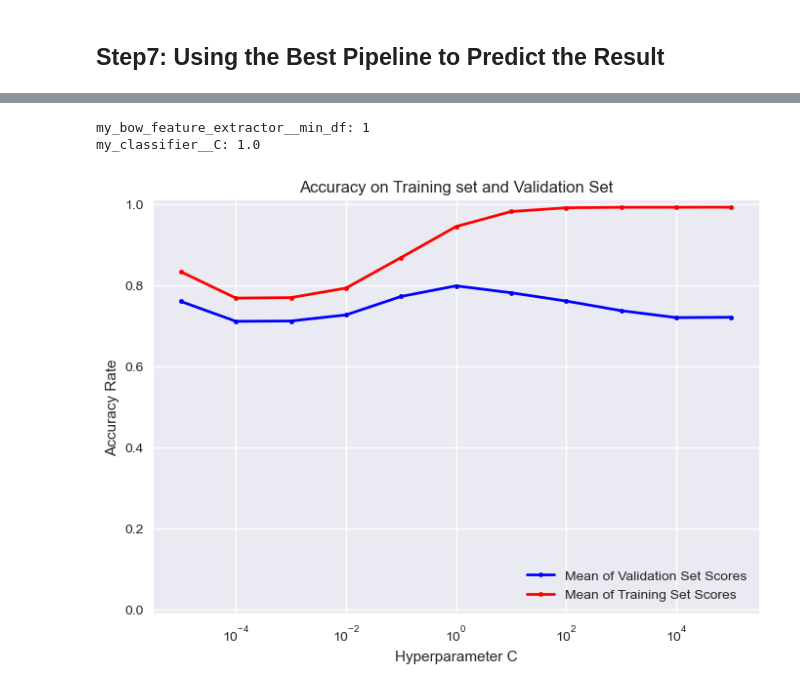
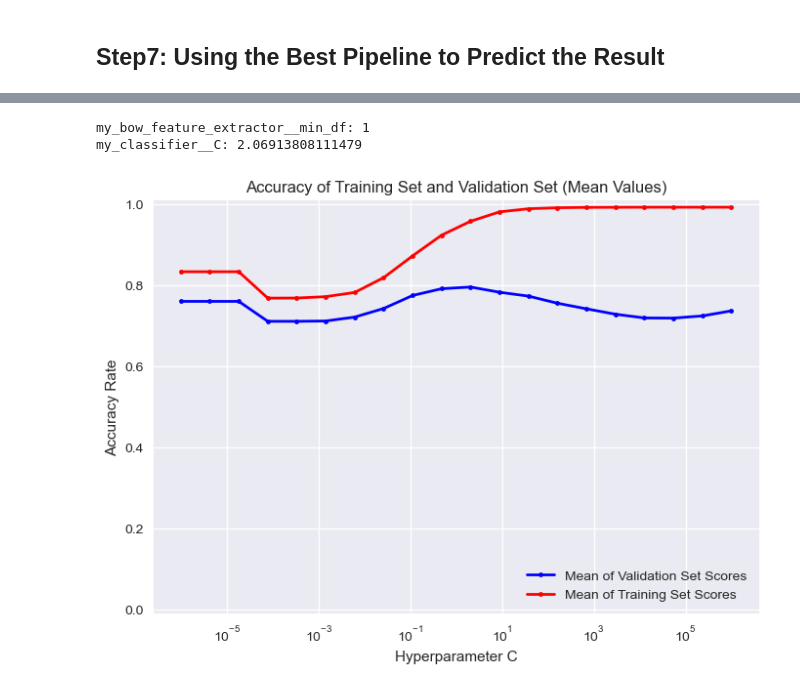
Before and after one commit to shigureTufts/CS135_ProjectA, a Jupyter notebook: wokring_notebook.ipynb, the cells around one changed output, grey strips where cells are left out. Saved outputs shown, nothing was run; the diff lists cells and outputs as text; code cells hidden in the pictures.

```diff
--- a/wokring_notebook.ipynb
+++ b/wokring_notebook.ipynb
@@ -436,7 +436,7 @@ my_bow_classifier_pipeline_2 = sklearn.pipeline.Pipeline([
 
 my_parameter_grid_by_name_2 = dict()
 my_parameter_grid_by_name_2['my_bow_feature_extractor__min_df'] = [1]
-my_parameter_grid_by_name_2['my_classifier__C'] = np.logspace(-5, 5, 11)
+my_parameter_grid_by_name_2['my_classifier__C'] = np.logspace(-10, 10, 21)
 # my_parameter_grid_by_name_2['my_bow_feature_extractor__max_df'] = [0.5, 0.7, 0.9, 1.0]
 # my_parameter_grid_by_name_2['my_bow_feature_extractor__ngram_range'] = [(1,1), (1,2), (1,3)]
 
@@ -450,7 +450,7 @@ grid_searcher_2 = sklearn.model_selection.GridSearchCV(
     my_bow_classifier_pipeline_2,
     my_parameter_grid_by_name_2,
     scoring='accuracy',
-    cv=5,
+    cv=10,
     refit=False,
     return_train_score=True,
     n_jobs=-1
@@ -521,33 +521,33 @@ my_classifier__C: 1.0
 plt.plot(gsearch_results_df_2['param_my_classifier__C'], gsearch_results_df_2['mean_test_score'],
          '.-', color='b', lw=2, label='Mean of Validation Set Scores')
 plt.plot(gsearch_results_df_2['param_my_classifier__C'], gsearch_results_df_2['mean_train_score'],
          '.-', color='r', lw=2, label='Mean of Training Set Scores')
 # plt.plot(gsearch_results_df_2['param_my_classifier__C'], gsearch_results_df_2['split2_test_score'],
 #          '.-', color='y', lw=2, label='Split 3 Validation Set Score')
 # plt.plot(gsearch_results_df_2['param_my_classifier__C'], gsearch_results_df_2['split3_test_score'],
 #          '.-', color='g', lw=2, label='Split 4 Validation Set Score')
 # plt.plot(gsearch_results_df_2['param_my_classifier__C'], gsearch_results_df_2['split4_test_score'],
 #          '.-', color='orange', lw=2, label='Split 5 Validation Set Score')
 # plt.plot(gsearch_results_df_2['param_my_classifier__C'], gsearch_results_df_2['mean_test_score'],
 #          '*-', color='black', lw=2, label='Mean Value of Validation Set Scores')
 
 
 plt.xscale("log")
 
 
-plt.title("Accuracy on Training set and Validation Set");
+plt.title("Accuracy of Training Set and Validation Set (Mean Values)");
 plt.xlabel('Hyperparameter C');
 plt.ylabel('Accuracy Rate');
 plt.legend(loc='lower right');
 B = 0.01
 
 
 # plt.xlim([0 - B, 1 + B]);
 plt.ylim([0 - B, 1 + B]);
 
 for param_name in sorted(my_parameter_grid_by_name_2.keys()):
     print("%s: %r" % (param_name, grid_searcher_2.best_params_[param_name]))
 # %% [output]
 my_bow_feature_extractor__min_df: 1
-my_classifier__C: 1.0
+my_classifier__C: 2.06913808111479
-[figure, old version]
+[figure, new version]
```
Also changed, not shown: parts of 3 cells of this notebook, 2 other files.
